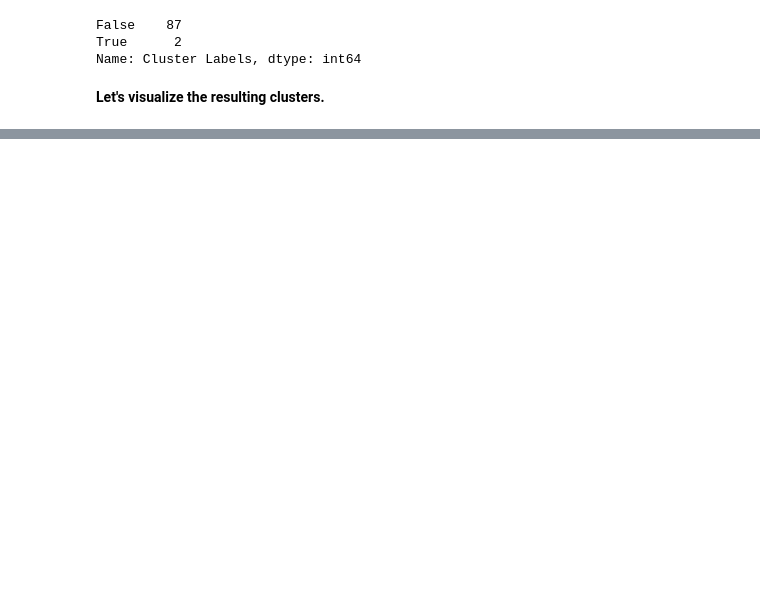
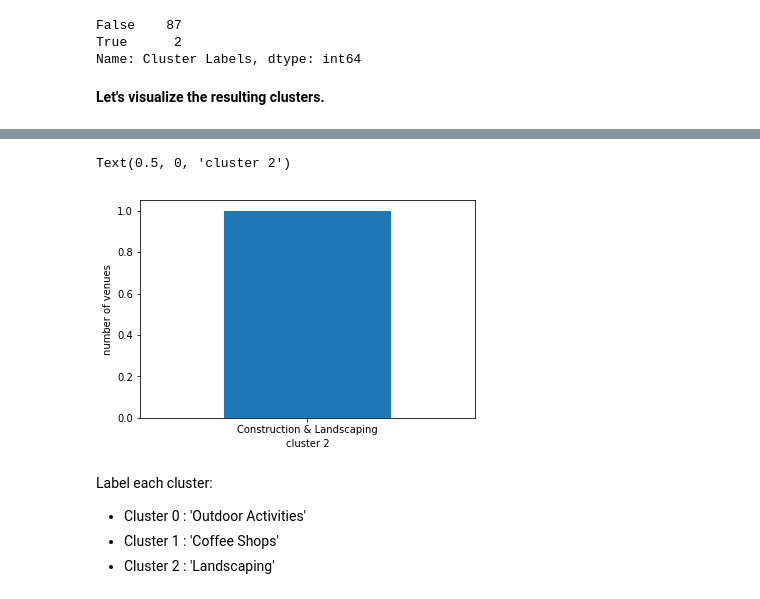
Before and after one commit to guldenturgay/Coursera_Capstone, a Jupyter notebook: capstone_the_battle_of_neighborhoods_week_2.ipynb, the cells around one changed output, grey strips where cells are left out. Cells and saved outputs as stored; diff of their text form; code cells hidden in the pictures; blank space fills up the shorter version.

```diff
--- a/capstone_the_battle_of_neighborhoods_week_2.ipynb
+++ b/capstone_the_battle_of_neighborhoods_week_2.ipynb
@@ -457,0 +467,12 @@ third_cluster
+# %%
+third_cluster['1st Most Common Venue'].value_counts().plot(kind = 'bar', rot = 0)
+plt.ylabel('number of venues')
+plt.xlabel('cluster 2')
+# %% [output]
+Text(0.5, 0, 'cluster 2')
+[figure, added]
+# %% [markdown]
+Label each cluster:
+- Cluster 0 : 'Outdoor Activities'
+- Cluster 1 : 'Coffee Shops'
+- Cluster 2 : 'Landscaping'
```
Also changed, not shown: parts of 8 cells of this notebook.
